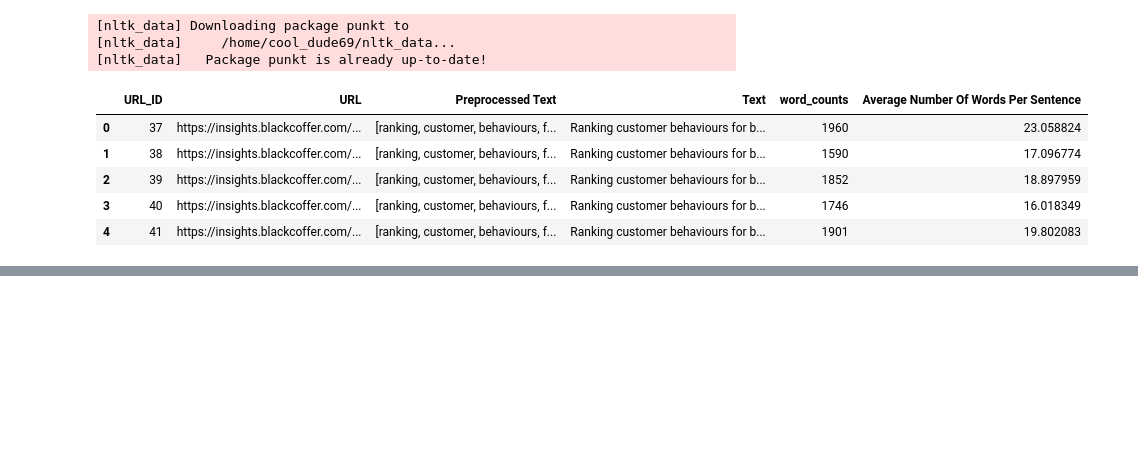
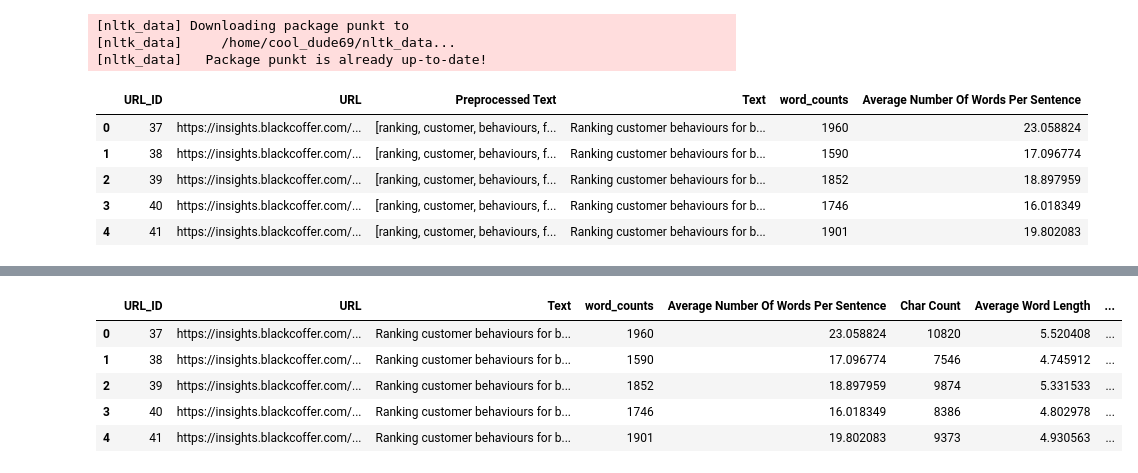
Before and after one commit to ysrastogi/nlp_feature_extraction, a Jupyter notebook: assign.ipynb, the cells around one changed output, grey strips where cells are left out. Saved outputs shown, nothing was run; the diff lists cells and outputs as text; code cells hidden in the pictures; blank space fills up the shorter version.

```diff
--- a/assign.ipynb
+++ b/assign.ipynb
@@ -214,0 +273,12 @@ input['Complex Count'] = complex_word_count
+# %%
+negative_words_file = r'/run/media/cool_dude69/Local Disk/Machine learning/Data Files/Blackcoffer assignment/20211030 Test Assignment-20230603T103310Z-001/Black_Coffer_Assignment/MasterDictionary/negative-words.txt'
+f = open(negative_words_file, "r", encoding="latin-1")
+negative_words = f.read()
+def negative_score(transform_text):
+    score = 0
+    if transform_text != None:
+        for text in transform_text:
+            if text in negative_words:
+                score -=1
+        return score
+    return score
@@ -214,0 +294,2 @@ input['Complex Count'] = complex_word_count
+# %%
+input = input.drop(['Preprocessed Text'],axis=1)
@@ -214,0 +306,8 @@ input['Complex Count'] = complex_word_count
+# %%
+for text in input['Preprocessed Text']:
+    positive.append(positive_score(text))
+    negative.append(negative_score(text))
+    print(text)
+
+input['Positive Score'] = positive
+input['Negative Score'] = negative
@@ -214,0 +351,9 @@ input['Complex Count'] = complex_word_count
+# %%
+input.head()
+# %% [output]
+|  | URL_ID | URL | Text | word_counts | Average Number Of Words Per Sentence | Char Count | Average Word Length | ... |
+| 0 | 37 | https://insights.blackcoffer.com/... | Ranking customer behaviours for b... | 1960 | 23.058824 | 10820 | 5.520408 | ... |
+| 1 | 38 | https://insights.blackcoffer.com/... | Ranking customer behaviours for b... | 1590 | 17.096774 | 7546 | 4.745912 | ... |
+| 2 | 39 | https://insights.blackcoffer.com/... | Ranking customer behaviours for b... | 1852 | 18.897959 | 9874 | 5.331533 | ... |
+| 3 | 40 | https://insights.blackcoffer.com/... | Ranking customer behaviours for b... | 1746 | 16.018349 | 8386 | 4.802978 | ... |
+| 4 | 41 | https://insights.blackcoffer.com/... | Ranking customer behaviours for b... | 1901 | 19.802083 | 9373 | 4.930563 | ... |
```
Also changed, not shown: parts of 14 cells of this notebook, 1 other file.
